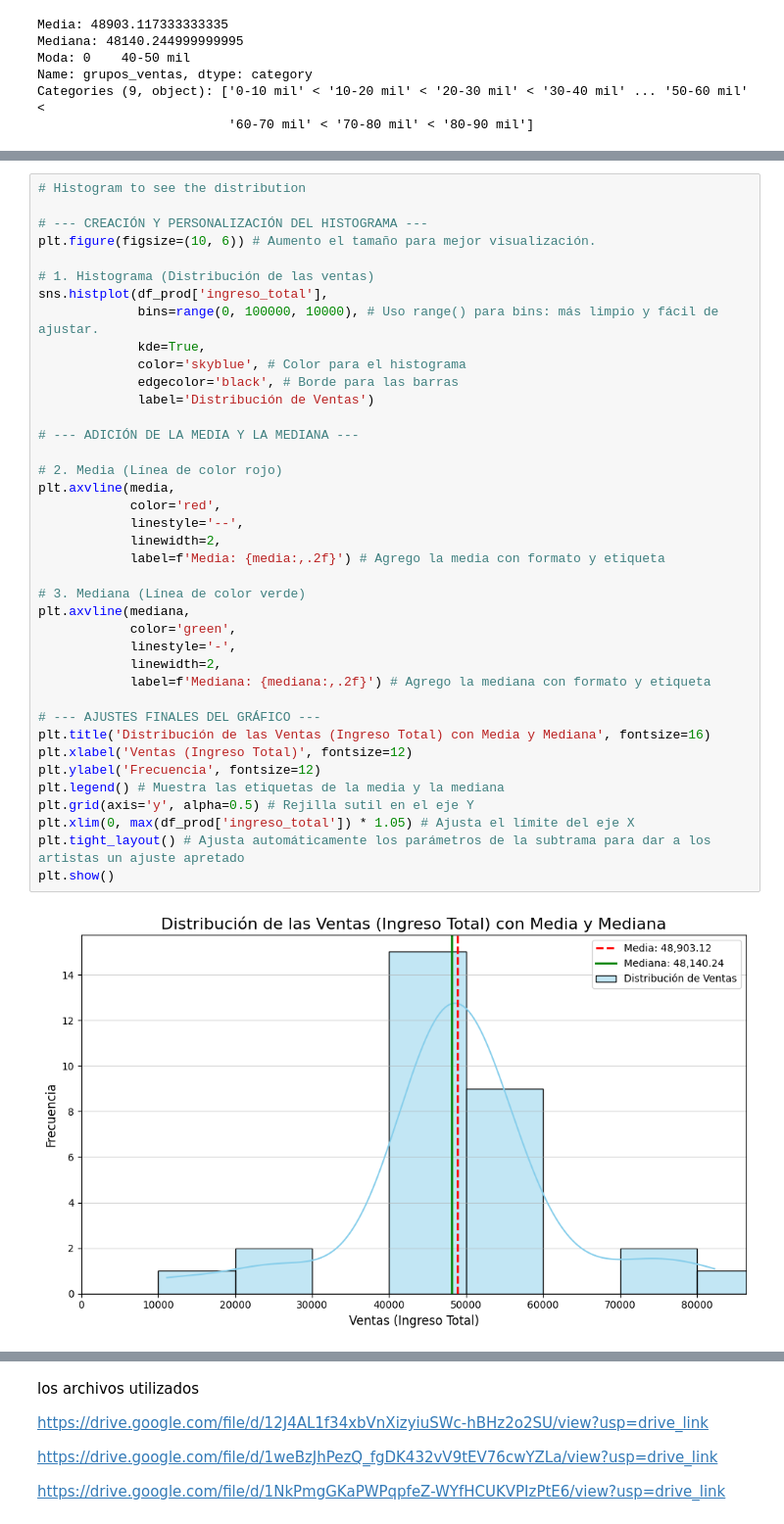
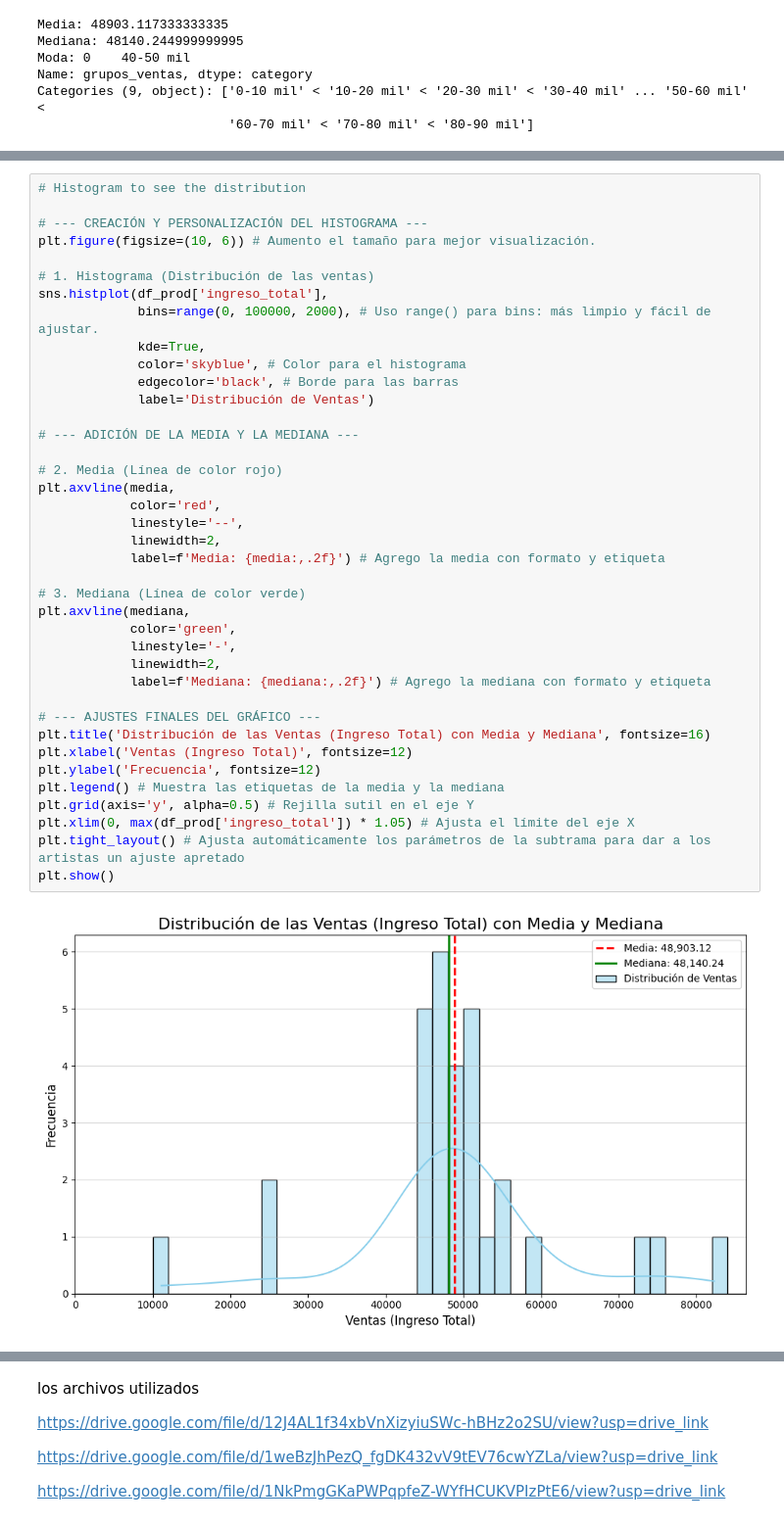
Before and after one commit to dataccounting/Sanvido-Gonzalo-comision-26252-TPI-data-analytics, a Jupyter notebook: Sanvido_Gonzalo_comision_25262_TPI_data_analytics.ipynb, the cells around one changed output, grey strips where cells are left out. Shown at 98% size. Cells and saved outputs as stored; diff of their text form.

```diff
--- a/Sanvido_Gonzalo_comision_25262_TPI_data_analytics.ipynb
+++ b/Sanvido_Gonzalo_comision_25262_TPI_data_analytics.ipynb
@@ -1274,36 +1276,36 @@ plt.figure(figsize=(10, 6)) # Aumento el tamaño para mejor visualización.
 
 # 1. Histograma (Distribución de las ventas)
 sns.histplot(df_prod['ingreso_total'],
-             bins=range(0, 100000, 10000), # Uso range() para bins: más limpio y fácil de ajustar.
+             bins=range(0, 100000, 2000), # Uso range() para bins: más limpio y fácil de ajustar.
              kde=True,
              color='skyblue', # Color para el histograma
              edgecolor='black', # Borde para las barras
              label='Distribución de Ventas')
 
 # --- ADICIÓN DE LA MEDIA Y LA MEDIANA ---
 
 # 2. Media (Línea de color rojo)
 plt.axvline(media,
             color='red',
             linestyle='--',
             linewidth=2,
             label=f'Media: {media:,.2f}') # Agrego la media con formato y etiqueta
 
 # 3. Mediana (Línea de color verde)
 plt.axvline(mediana,
             color='green',
             linestyle='-',
             linewidth=2,
             label=f'Mediana: {mediana:,.2f}') # Agrego la mediana con formato y etiqueta
 
 # --- AJUSTES FINALES DEL GRÁFICO ---
 plt.title('Distribución de las Ventas (Ingreso Total) con Media y Mediana', fontsize=16)
 plt.xlabel('Ventas (Ingreso Total)', fontsize=12)
 plt.ylabel('Frecuencia', fontsize=12)
 plt.legend() # Muestra las etiquetas de la media y la mediana
 plt.grid(axis='y', alpha=0.5) # Rejilla sutil en el eje Y
 plt.xlim(0, max(df_prod['ingreso_total']) * 1.05) # Ajusta el límite del eje X
 plt.tight_layout() # Ajusta automáticamente los parámetros de la subtrama para dar a los artistas un ajuste apretado
 plt.show()
 # %% [output]
-[figure, old version]
+[figure, new version]
```
Also changed, not shown: parts of 9 cells of this notebook.
